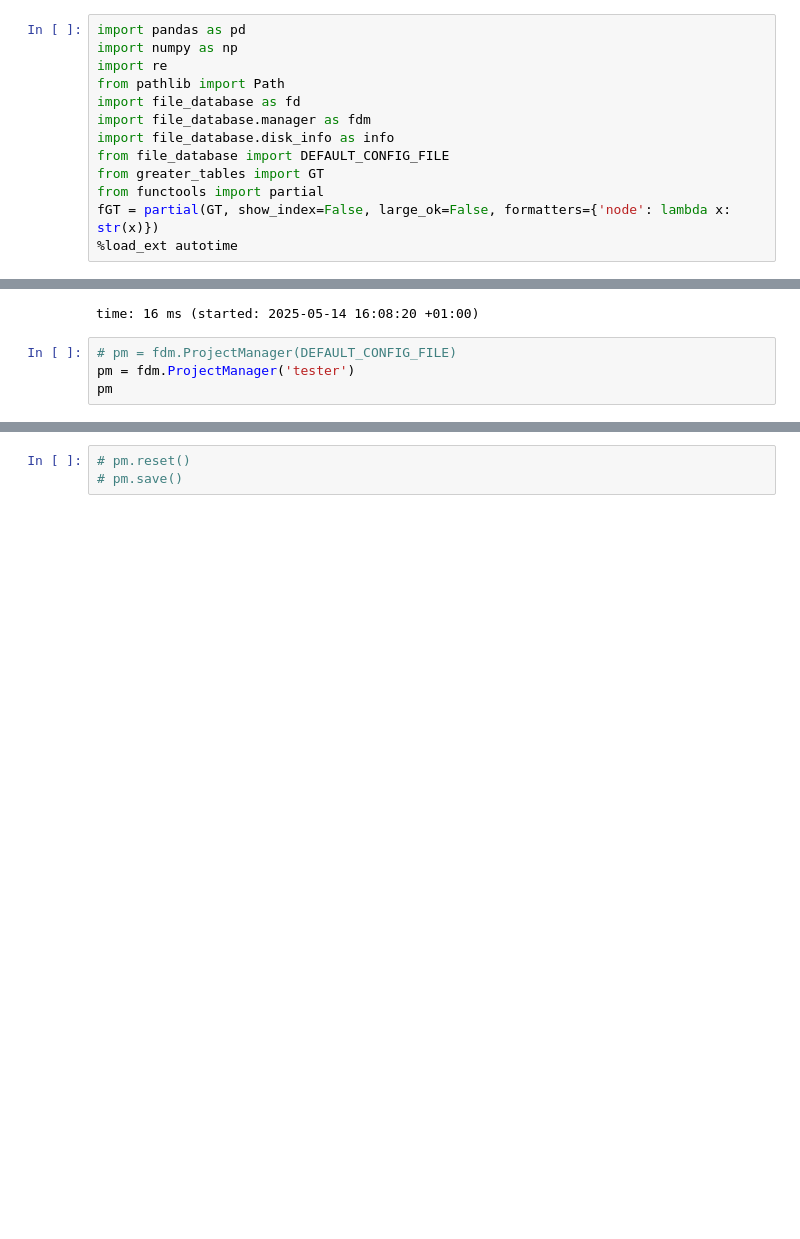
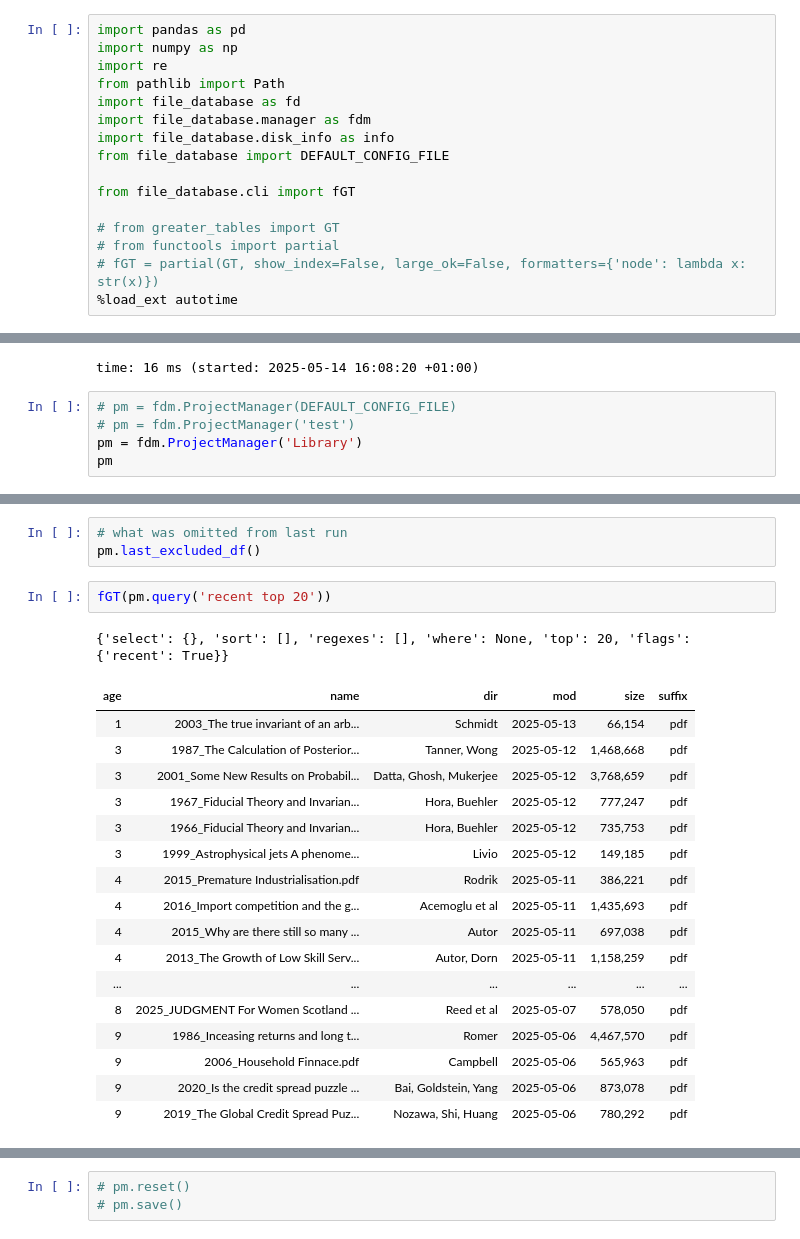
Before and after one commit to mynl/file_database_project, a Jupyter notebook: scratch.ipynb, the cells around one changed output, grey strips where cells are left out. Saved outputs shown, nothing was run; the diff lists cells and outputs as text; blank space fills up the shorter version.

```diff
--- a/scratch.ipynb
+++ b/scratch.ipynb
@@ -14,8 +14,11 @@ import file_database as fd
 import file_database.manager as fdm
 import file_database.disk_info as info
 from file_database import DEFAULT_CONFIG_FILE
-from greater_tables import GT
-from functools import partial
-fGT = partial(GT, show_index=False, large_ok=False, formatters={'node': lambda x: str(x)})
+
+from file_database.cli import fGT
+
+# from greater_tables import GT
+# from functools import partial
+# fGT = partial(GT, show_index=False, large_ok=False, formatters={'node': lambda x: str(x)})
 %load_ext autotime
 # %% [output]
@@ -70,6 +97,7 @@ WindowsPath('C:/Users/steve/AppData/Local/file_database/default.fdb-config')
 time: 16 ms (started: 2025-05-14 16:08:20 +01:00)
 # %%
 # pm = fdm.ProjectManager(DEFAULT_CONFIG_FILE)
-pm = fdm.ProjectManager('tester')
+# pm = fdm.ProjectManager('test')
+pm = fdm.ProjectManager('Library')
 pm
 # %% [output]
@@ -100,0 +143,24 @@ time: 718 ms (started: 2025-05-15 13:27:31 +01:00)
+# %%
+# what was omitted from last run
+pm.last_excluded_df()
+# %%
+fGT(pm.query('recent top 20'))
+# %% [output]
+{'select': {}, 'sort': [], 'regexes': [], 'where': None, 'top': 20, 'flags': {'recent': True}}
+| age | name | dir | mod | size | suffix |
+| 1 | 2003_The true invariant of an arb... | Schmidt | 2025-05-13 | 66,154 | pdf |
+| 3 | 1987_The Calculation of Posterior... | Tanner, Wong | 2025-05-12 | 1,468,668 | pdf |
+| 3 | 2001_Some New Results on Probabil... | Datta, Ghosh, Mukerjee | 2025-05-12 | 3,768,659 | pdf |
+| 3 | 1967_Fiducial Theory and Invarian... | Hora, Buehler | 2025-05-12 | 777,247 | pdf |
+| 3 | 1966_Fiducial Theory and Invarian... | Hora, Buehler | 2025-05-12 | 735,753 | pdf |
+| 3 | 1999_Astrophysical jets A phenome... | Livio | 2025-05-12 | 149,185 | pdf |
+| 4 | 2015_Premature Industrialisation.pdf | Rodrik | 2025-05-11 | 386,221 | pdf |
+| 4 | 2016_Import competition and the g... | Acemoglu et al | 2025-05-11 | 1,435,693 | pdf |
+| 4 | 2015_Why are there still so many ... | Autor | 2025-05-11 | 697,038 | pdf |
+| 4 | 2013_The Growth of Low Skill Serv... | Autor, Dorn | 2025-05-11 | 1,158,259 | pdf |
+| ... | ... | ... | ... | ... | ... |
+| 8 | 2025_JUDGMENT For Women Scotland ... | Reed et al | 2025-05-07 | 578,050 | pdf |
+| 9 | 1986_Inceasing returns and long t... | Romer | 2025-05-06 | 4,467,570 | pdf |
+| 9 | 2006_Household Finnace.pdf | Campbell | 2025-05-06 | 565,963 | pdf |
+| 9 | 2020_Is the credit spread puzzle ... | Bai, Goldstein, Yang | 2025-05-06 | 873,078 | pdf |
+| 9 | 2019_The Global Credit Spread Puz... | Nozawa, Shi, Huang | 2025-05-06 | 780,292 | pdf |
```
Also changed, not shown: parts of 51 cells of this notebook, 4 other files.
